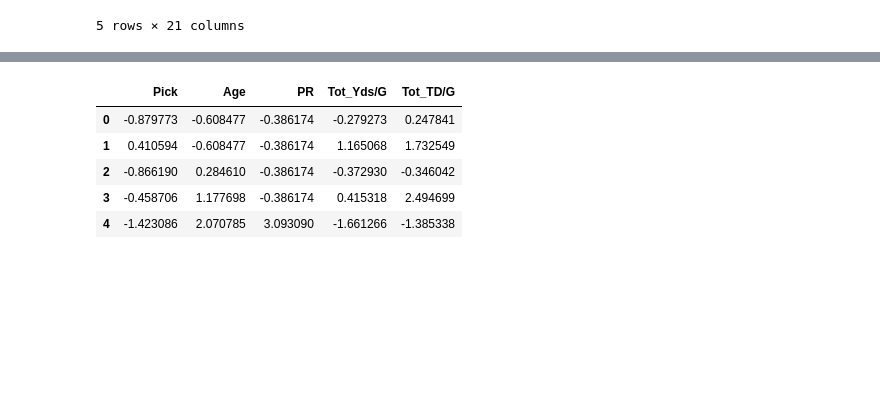
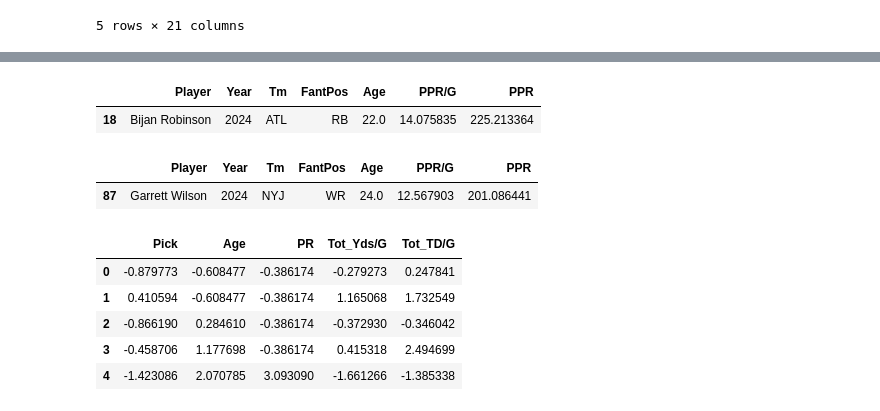
Before and after one commit to wesleyykim3/Fantasy-Football-Model, a Jupyter notebook: ModelingCon.ipynb, the cells around one changed output, grey strips where cells are left out. Cells and saved outputs as stored; diff of their text form; code cells hidden in the pictures; blank space fills up the shorter version.

```diff
--- a/ModelingCon.ipynb
+++ b/ModelingCon.ipynb
@@ -1082,3 +1082,13 @@ pred_2024.head()
+# %%
+pred_2024.query('Player == "Bijan Robinson"')
+# %% [output]
+|  | Player | Year | Tm | FantPos | Age | PPR/G | PPR |
+| 18 | Bijan Robinson | 2024 | ATL | RB | 22.0 | 14.075835 | 225.213364 |
+# %%
+pred_2024.query('Player == "Garrett Wilson"')
+# %% [output]
+|  | Player | Year | Tm | FantPos | Age | PPR/G | PPR |
+| 87 | Garrett Wilson | 2024 | NYJ | WR | 24.0 | 12.567903 | 201.086441 |
 # %%
 # I also made rookie_features_2024 and rookie_info_2024 earlier
 rookie_features_pg_2024 = rookie_features_pg_2024[['Pick', 'Age', 'PR', 'Tot_Yds/G', 'Tot_TD/G']]
```
Also changed, not shown: parts of 23 cells of this notebook, 9 other files.
